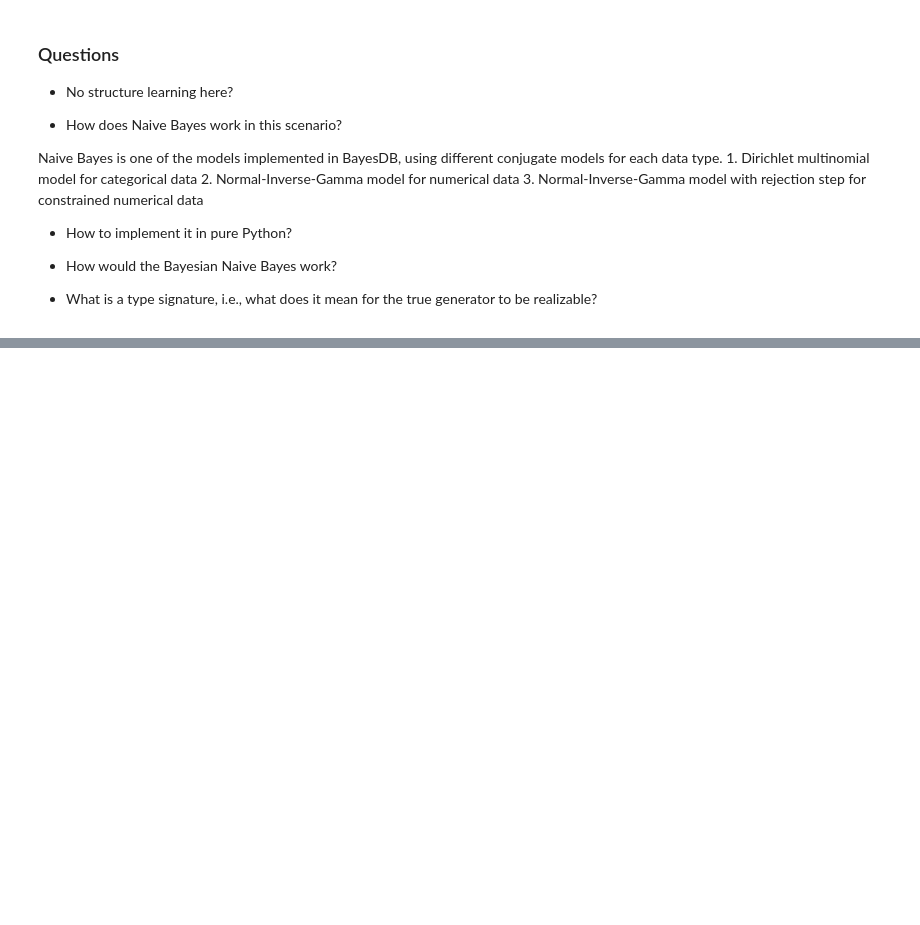
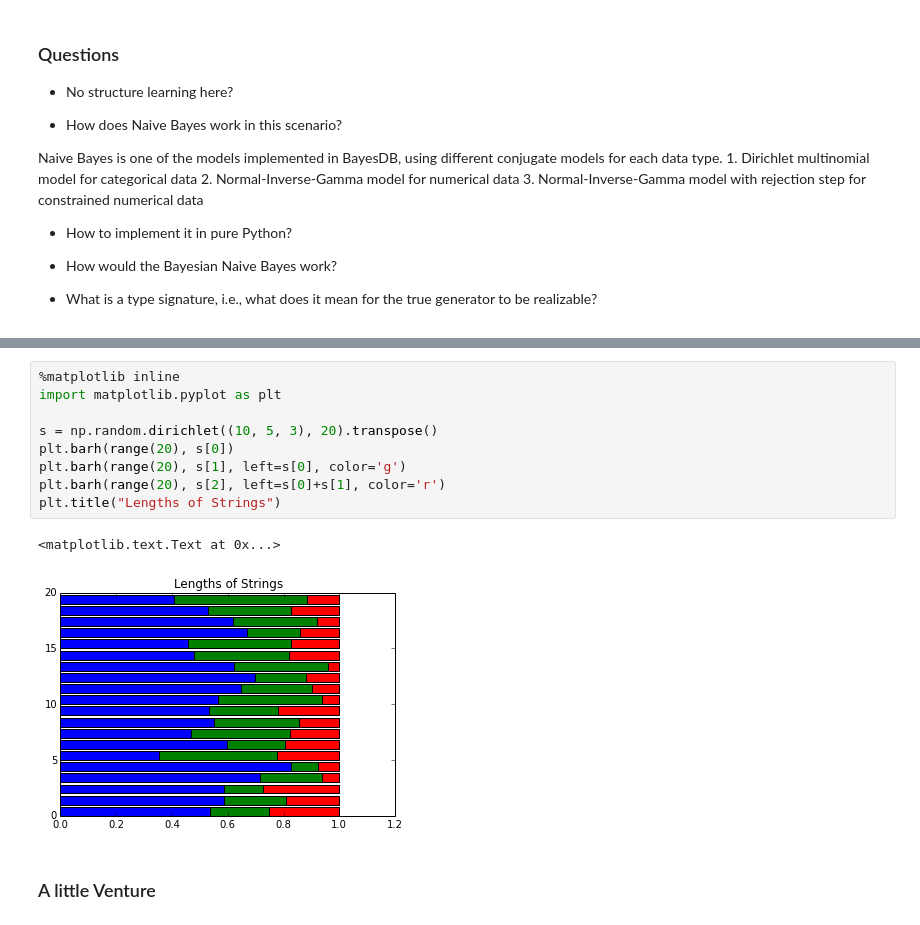
Before and after one commit to leocasarsa/Lab-Notebook, a Jupyter notebook: 1_Generator-Emulator.ipynb, the cells around one changed output, grey strips where cells are left out. Drawn from its saved outputs; the diff is of its cells as text; blank space fills up the shorter version.

```diff
--- a/1_Generator-Emulator.ipynb
+++ b/1_Generator-Emulator.ipynb
@@ -139,0 +136,14 @@ pd.read_excel('satellite.xlsx')
+# %%
+%matplotlib inline
+import matplotlib.pyplot as plt
+
+s = np.random.dirichlet((10, 5, 3), 20).transpose()
+plt.barh(range(20), s[0])
+plt.barh(range(20), s[1], left=s[0], color='g')
+plt.barh(range(20), s[2], left=s[0]+s[1], color='r')
+plt.title("Lengths of Strings")
+# %% [output]
+<matplotlib.text.Text at 0x...>
+[figure, added]
+# %% [markdown]
+### A little Venture
```
Also changed, not shown: parts of 17 cells of this notebook.
